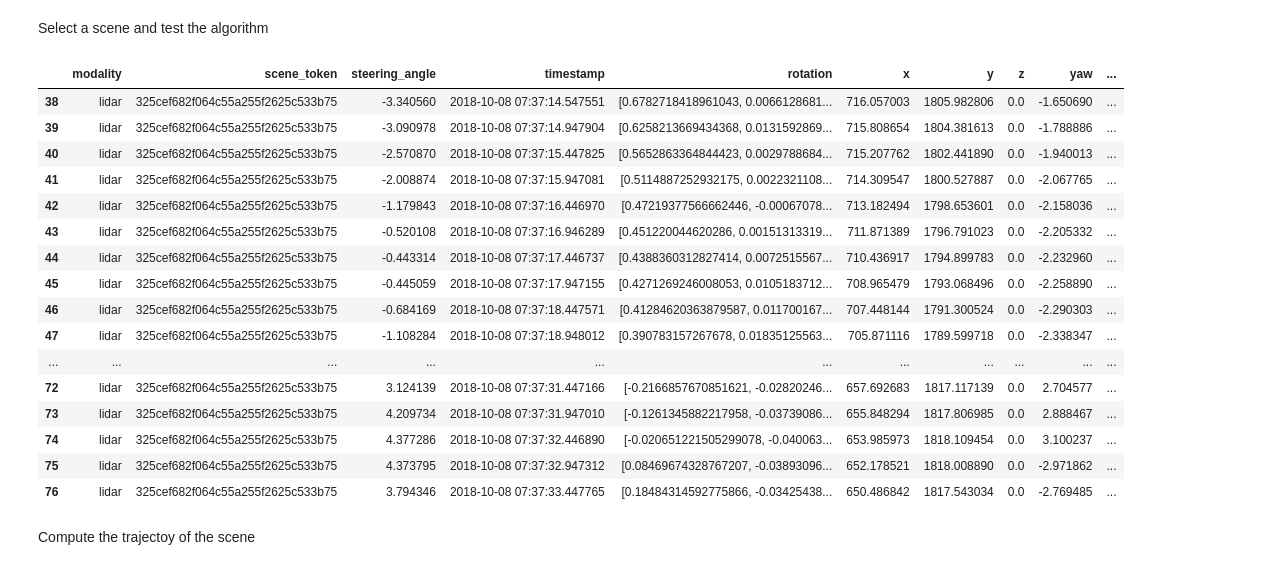
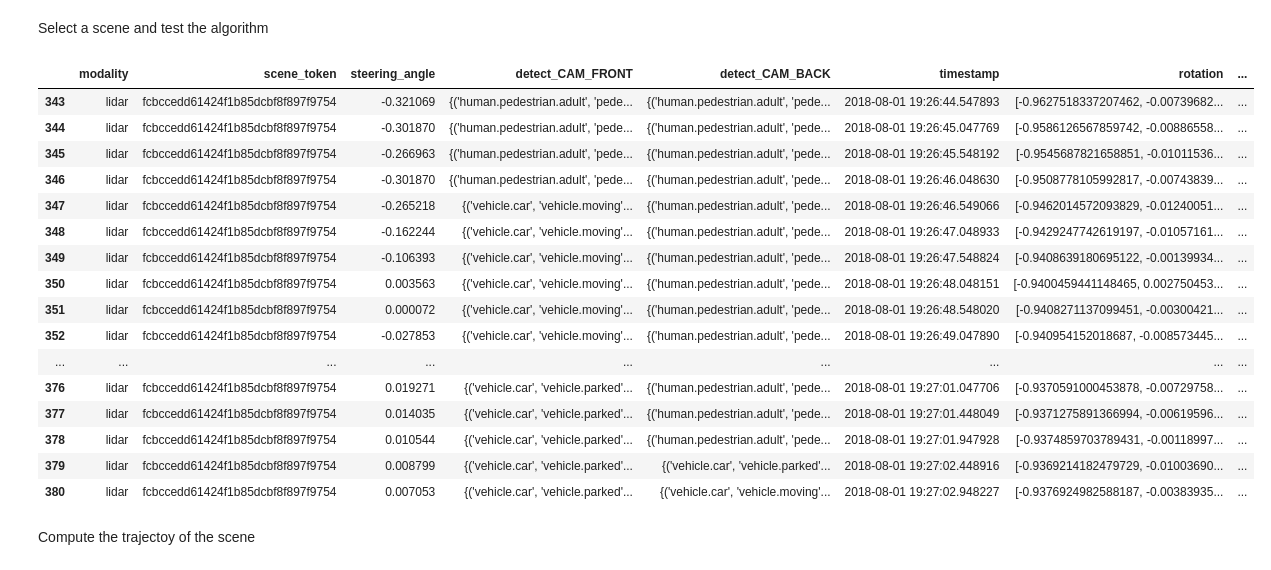
Before and after one commit to SaraMo14/MasterThesis, a Jupyter notebook: demo.ipynb, the cells around one changed output. Cells and saved outputs as stored; diff of their text form; code cells hidden in the pictures.

```diff
--- a/demo.ipynb
+++ b/demo.ipynb
@@ -45,7 +46,7 @@ dtype_dict = {
     'heading_change_rate': 'float64',
     'delta_local_x': 'float64',
     'delta_local_y': 'float64'}
-df = pd.read_csv(DATAROOT / 'dataset_v1.0-mini_lidar_0.csv', dtype=dtype_dict, parse_dates=['timestamp'])
+df = pd.read_csv(DATAROOT / 'dataset_v1.0-mini_lidar_1.csv', dtype=dtype_dict, parse_dates=['timestamp'])
 #df['detect_CAM_FRONT'] = df['detect_CAM_FRONT'].apply(lambda x: ast.literal_eval(x))
 #df['detect_CAM_BACK'] = df['detect_CAM_BACK'].apply(lambda x: ast.literal_eval(x))
 df.head()
@@ -81,27 +82,27 @@ array(['2fc3753772e241f2ab2cd16a784cc680',
 # %% [markdown]
 Select a scene and test the  algorithm
 # %%
-scene_test = df['scene_token'].unique()[1]
+scene_test = df['scene_token'].unique()[9]
 example_scene_df = df[df['scene_token']==scene_test]
 example_scene_df
 # %% [output]
-|  | modality | scene_token | steering_angle | timestamp | rotation | x | y | z | yaw | ... |
-| 38 | lidar | 325cef682f064c55a255f2625c533b75 | -3.340560 | 2018-10-08 07:37:14.547551 | [0.6782718418961043, 0.0066128681... | 716.057003 | 1805.982806 | 0.0 | -1.650690 | ... |
-| 39 | lidar | 325cef682f064c55a255f2625c533b75 | -3.090978 | 2018-10-08 07:37:14.947904 | [0.6258213669434368, 0.0131592869... | 715.808654 | 1804.381613 | 0.0 | -1.788886 | ... |
-| 40 | lidar | 325cef682f064c55a255f2625c533b75 | -2.570870 | 2018-10-08 07:37:15.447825 | [0.5652863364844423, 0.0029788684... | 715.207762 | 1802.441890 | 0.0 | -1.940013 | ... |
-| 41 | lidar | 325cef682f064c55a255f2625c533b75 | -2.008874 | 2018-10-08 07:37:15.947081 | [0.5114887252932175, 0.0022321108... | 714.309547 | 1800.527887 | 0.0 | -2.067765 | ... |
-| 42 | lidar | 325cef682f064c55a255f2625c533b75 | -1.179843 | 2018-10-08 07:37:16.446970 | [0.47219377566662446, -0.00067078... | 713.182494 | 1798.653601 | 0.0 | -2.158036 | ... |
-| 43 | lidar | 325cef682f064c55a255f2625c533b75 | -0.520108 | 2018-10-08 07:37:16.946289 | [0.451220044620286, 0.00151313319... | 711.871389 | 1796.791023 | 0.0 | -2.205332 | ... |
-| 44 | lidar | 325cef682f064c55a255f2625c533b75 | -0.443314 | 2018-10-08 07:37:17.446737 | [0.4388360312827414, 0.0072515567... | 710.436917 | 1794.899783 | 0.0 | -2.232960 | ... |
-| 45 | lidar | 325cef682f064c55a255f2625c533b75 | -0.445059 | 2018-10-08 07:37:17.947155 | [0.4271269246008053, 0.0105183712... | 708.965479 | 1793.068496 | 0.0 | -2.258890 | ... |
-| 46 | lidar | 325cef682f064c55a255f2625c533b75 | -0.684169 | 2018-10-08 07:37:18.447571 | [0.41284620363879587, 0.011700167... | 707.448144 | 1791.300524 | 0.0 | -2.290303 | ... |
-| 47 | lidar | 325cef682f064c55a255f2625c533b75 | -1.108284 | 2018-10-08 07:37:18.948012 | [0.390783157267678, 0.01835125563... | 705.871116 | 1789.599718 | 0.0 | -2.338347 | ... |
-| ... | ... | ... | ... | ... | ... | ... | ... | ... | ... | ... |
-| 72 | lidar | 325cef682f064c55a255f2625c533b75 | 3.124139 | 2018-10-08 07:37:31.447166 | [-0.2166857670851621, -0.02820246... | 657.692683 | 1817.117139 | 0.0 | 2.704577 | ... |
-| 73 | lidar | 325cef682f064c55a255f2625c533b75 | 4.209734 | 2018-10-08 07:37:31.947010 | [-0.1261345882217958, -0.03739086... | 655.848294 | 1817.806985 | 0.0 | 2.888467 | ... |
-| 74 | lidar | 325cef682f064c55a255f2625c533b75 | 4.377286 | 2018-10-08 07:37:32.446890 | [-0.020651221505299078, -0.040063... | 653.985973 | 1818.109454 | 0.0 | 3.100237 | ... |
-| 75 | lidar | 325cef682f064c55a255f2625c533b75 | 4.373795 | 2018-10-08 07:37:32.947312 | [0.08469674328767207, -0.03893096... | 652.178521 | 1818.008890 | 0.0 | -2.971862 | ... |
-| 76 | lidar | 325cef682f064c55a255f2625c533b75 | 3.794346 | 2018-10-08 07:37:33.447765 | [0.18484314592775866, -0.03425438... | 650.486842 | 1817.543034 | 0.0 | -2.769485 | ... |
+|  | modality | scene_token | steering_angle | detect_CAM_FRONT | detect_CAM_BACK | timestamp | rotation | ... |
+| 343 | lidar | fcbccedd61424f1b85dcbf8f897f9754 | -0.321069 | {('human.pedestrian.adult', 'pede... | {('human.pedestrian.adult', 'pede... | 2018-08-01 19:26:44.547893 | [-0.9627518337207462, -0.00739682... | ... |
+| 344 | lidar | fcbccedd61424f1b85dcbf8f897f9754 | -0.301870 | {('human.pedestrian.adult', 'pede... | {('human.pedestrian.adult', 'pede... | 2018-08-01 19:26:45.047769 | [-0.9586126567859742, -0.00886558... | ... |
+| 345 | lidar | fcbccedd61424f1b85dcbf8f897f9754 | -0.266963 | {('human.pedestrian.adult', 'pede... | {('human.pedestrian.adult', 'pede... | 2018-08-01 19:26:45.548192 | [-0.9545687821658851, -0.01011536... | ... |
+| 346 | lidar | fcbccedd61424f1b85dcbf8f897f9754 | -0.301870 | {('human.pedestrian.adult', 'pede... | {('human.pedestrian.adult', 'pede... | 2018-08-01 19:26:46.048630 | [-0.9508778105992817, -0.00743839... | ... |
+| 347 | lidar | fcbccedd61424f1b85dcbf8f897f9754 | -0.265218 | {('vehicle.car', 'vehicle.moving'... | {('human.pedestrian.adult', 'pede... | 2018-08-01 19:26:46.549066 | [-0.9462014572093829, -0.01240051... | ... |
+| 348 | lidar | fcbccedd61424f1b85dcbf8f897f9754 | -0.162244 | {('vehicle.car', 'vehicle.moving'... | {('human.pedestrian.adult', 'pede... | 2018-08-01 19:26:47.048933 | [-0.9429247742619197, -0.01057161... | ... |
+| 349 | lidar | fcbccedd61424f1b85dcbf8f897f9754 | -0.106393 | {('vehicle.car', 'vehicle.moving'... | {('human.pedestrian.adult', 'pede... | 2018-08-01 19:26:47.548824 | [-0.9408639180695122, -0.00139934... | ... |
+| 350 | lidar | fcbccedd61424f1b85dcbf8f897f9754 | 0.003563 | {('vehicle.car', 'vehicle.moving'... | {('human.pedestrian.adult', 'pede... | 2018-08-01 19:26:48.048151 | [-0.9400459441148465, 0.002750453... | ... |
+| 351 | lidar | fcbccedd61424f1b85dcbf8f897f9754 | 0.000072 | {('vehicle.car', 'vehicle.moving'... | {('human.pedestrian.adult', 'pede... | 2018-08-01 19:26:48.548020 | [-0.9408271137099451, -0.00300421... | ... |
+| 352 | lidar | fcbccedd61424f1b85dcbf8f897f9754 | -0.027853 | {('vehicle.car', 'vehicle.moving'... | {('human.pedestrian.adult', 'pede... | 2018-08-01 19:26:49.047890 | [-0.940954152018687, -0.008573445... | ... |
+| ... | ... | ... | ... | ... | ... | ... | ... | ... |
+| 376 | lidar | fcbccedd61424f1b85dcbf8f897f9754 | 0.019271 | {('vehicle.car', 'vehicle.parked'... | {('human.pedestrian.adult', 'pede... | 2018-08-01 19:27:01.047706 | [-0.9370591000453878, -0.00729758... | ... |
+| 377 | lidar | fcbccedd61424f1b85dcbf8f897f9754 | 0.014035 | {('vehicle.car', 'vehicle.parked'... | {('human.pedestrian.adult', 'pede... | 2018-08-01 19:27:01.448049 | [-0.9371275891366994, -0.00619596... | ... |
+| 378 | lidar | fcbccedd61424f1b85dcbf8f897f9754 | 0.010544 | {('vehicle.car', 'vehicle.parked'... | {('human.pedestrian.adult', 'pede... | 2018-08-01 19:27:01.947928 | [-0.9374859703789431, -0.00118997... | ... |
+| 379 | lidar | fcbccedd61424f1b85dcbf8f897f9754 | 0.008799 | {('vehicle.car', 'vehicle.parked'... | {('vehicle.car', 'vehicle.parked'... | 2018-08-01 19:27:02.448916 | [-0.9369214182479729, -0.01003690... | ... |
+| 380 | lidar | fcbccedd61424f1b85dcbf8f897f9754 | 0.007053 | {('vehicle.car', 'vehicle.parked'... | {('vehicle.car', 'vehicle.moving'... | 2018-08-01 19:27:02.948227 | [-0.9376924982588187, -0.00383935... | ... |
 # %% [markdown]
 Compute the trajectoy of the scene
 # %%
```
Also changed, not shown: parts of 18 cells of this notebook, 9 other files.
